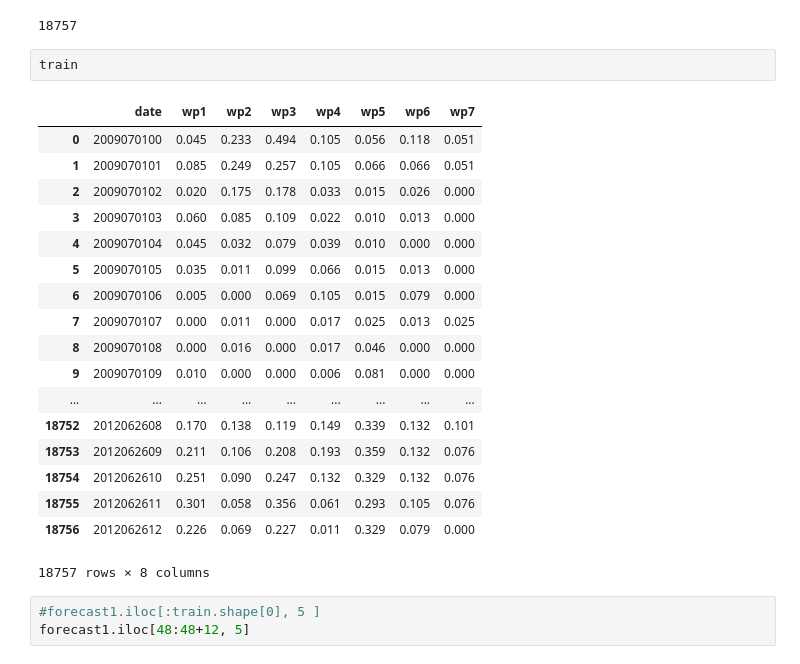
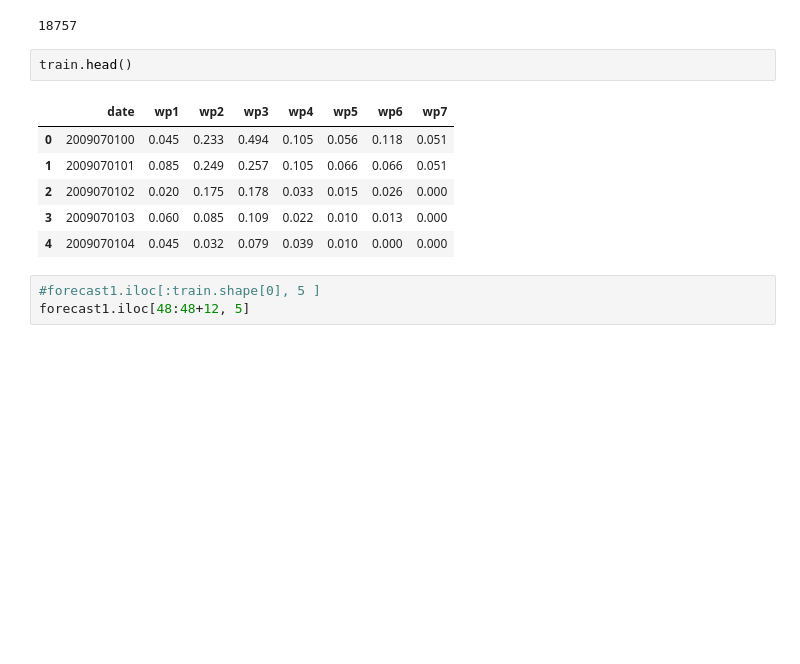
Before and after one commit to Pontius1007/TDT4859, a Jupyter notebook: Data exploration.ipynb, the cells around one changed output. Cells and saved outputs as stored; diff of their text form; blank space fills up the shorter version.

```diff
--- a/Data exploration.ipynb
+++ b/Data exploration.ipynb
@@ -71,26 +57,14 @@ train.shape[0]
 # %% [output]
 18757
 # %%
-train
+train.head()
 # %% [output]
 |  | date | wp1 | wp2 | wp3 | wp4 | wp5 | wp6 | wp7 |
 | 0 | 2009070100 | 0.045 | 0.233 | 0.494 | 0.105 | 0.056 | 0.118 | 0.051 |
 | 1 | 2009070101 | 0.085 | 0.249 | 0.257 | 0.105 | 0.066 | 0.066 | 0.051 |
 | 2 | 2009070102 | 0.020 | 0.175 | 0.178 | 0.033 | 0.015 | 0.026 | 0.000 |
 | 3 | 2009070103 | 0.060 | 0.085 | 0.109 | 0.022 | 0.010 | 0.013 | 0.000 |
 | 4 | 2009070104 | 0.045 | 0.032 | 0.079 | 0.039 | 0.010 | 0.000 | 0.000 |
-| 5 | 2009070105 | 0.035 | 0.011 | 0.099 | 0.066 | 0.015 | 0.013 | 0.000 |
-| 6 | 2009070106 | 0.005 | 0.000 | 0.069 | 0.105 | 0.015 | 0.079 | 0.000 |
-| 7 | 2009070107 | 0.000 | 0.011 | 0.000 | 0.017 | 0.025 | 0.013 | 0.025 |
-| 8 | 2009070108 | 0.000 | 0.016 | 0.000 | 0.017 | 0.046 | 0.000 | 0.000 |
-| 9 | 2009070109 | 0.010 | 0.000 | 0.000 | 0.006 | 0.081 | 0.000 | 0.000 |
-| ... | ... | ... | ... | ... | ... | ... | ... | ... |
-| 18752 | 2012062608 | 0.170 | 0.138 | 0.119 | 0.149 | 0.339 | 0.132 | 0.101 |
-| 18753 | 2012062609 | 0.211 | 0.106 | 0.208 | 0.193 | 0.359 | 0.132 | 0.076 |
-| 18754 | 2012062610 | 0.251 | 0.090 | 0.247 | 0.132 | 0.329 | 0.132 | 0.076 |
-| 18755 | 2012062611 | 0.301 | 0.058 | 0.356 | 0.061 | 0.293 | 0.105 | 0.076 |
-| 18756 | 2012062612 | 0.226 | 0.069 | 0.227 | 0.011 | 0.329 | 0.079 | 0.000 |
-18757 rows × 8 columns
 # %%
 #forecast1.iloc[:train.shape[0], 5 ]
 forecast1.iloc[48:48+12, 5]
```
Also changed, not shown: parts of 48 cells of this notebook.
